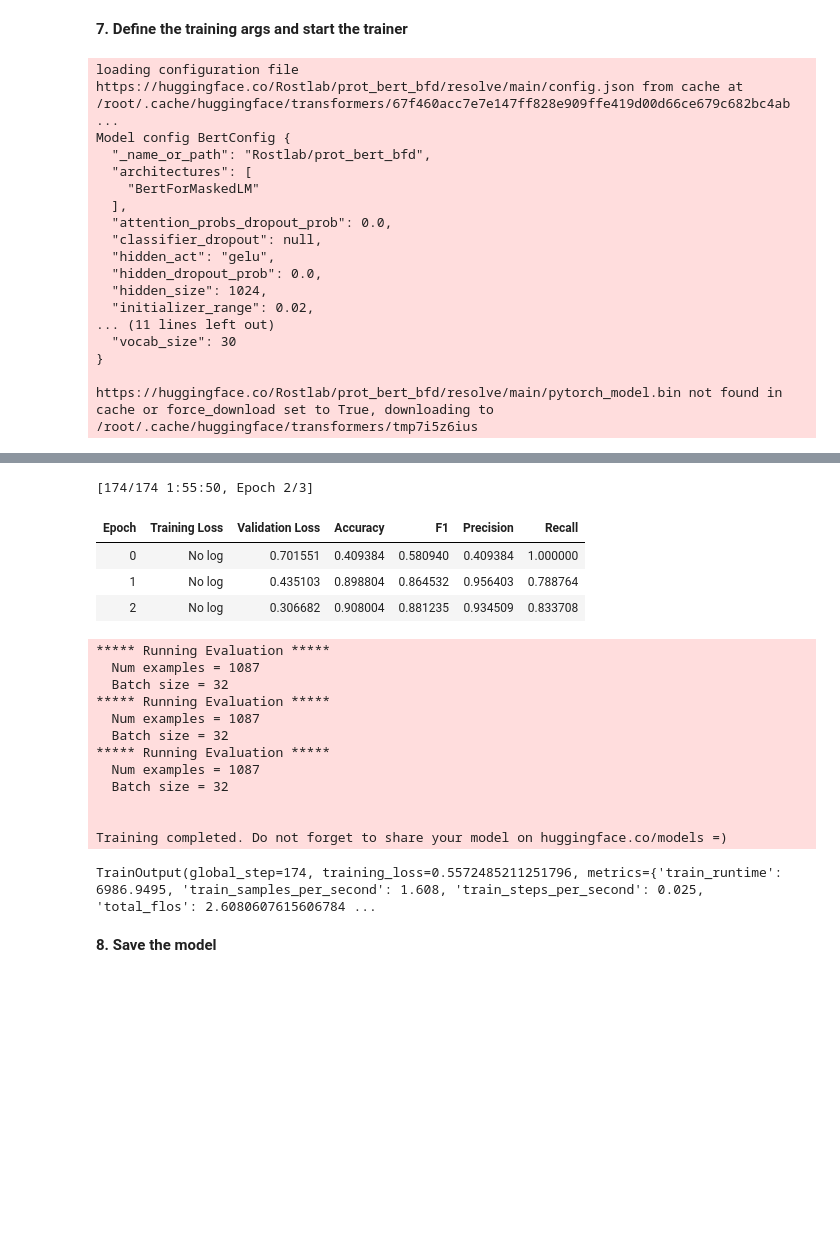
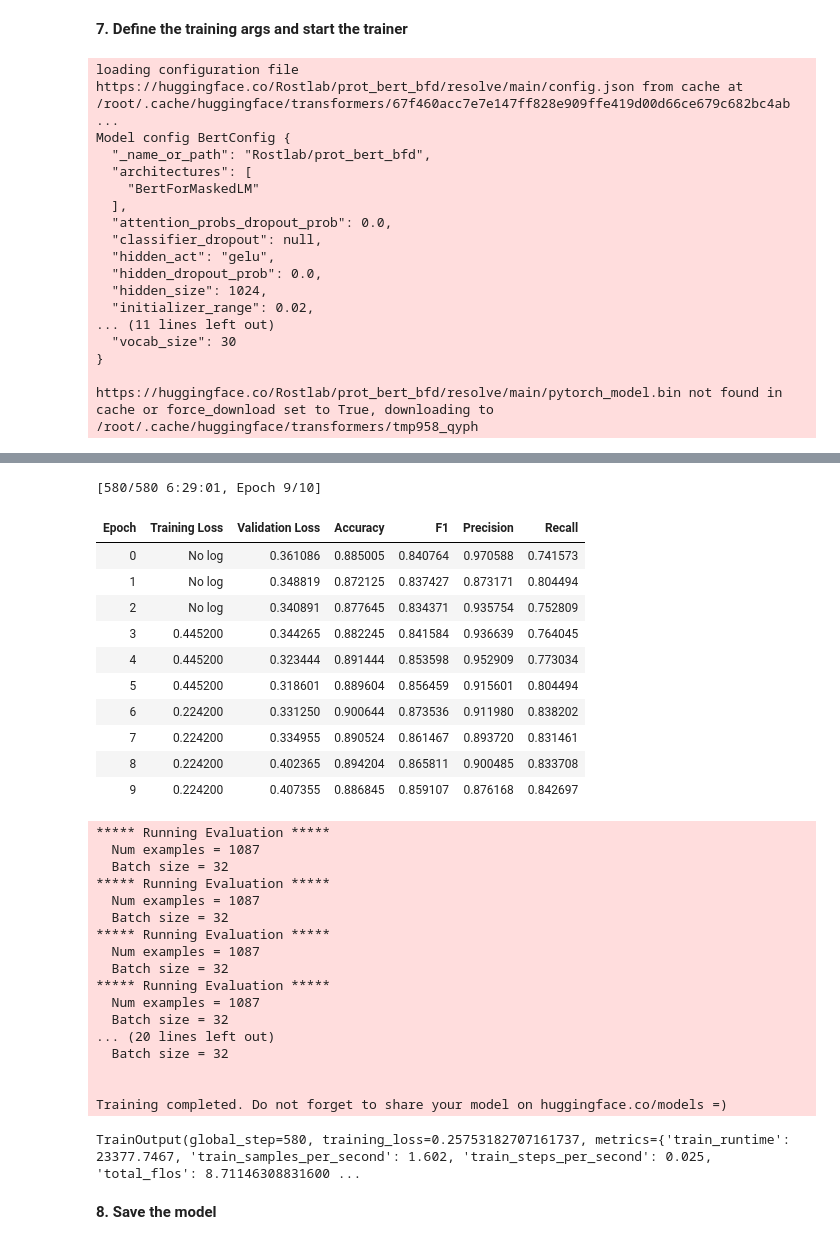
Before and after one commit to jmbaek/proteinBERT, a Jupyter notebook: ProtBert_MS_FineTuning.ipynb, the cells around one changed output, grey strips where cells are left out. Saved outputs shown, nothing was run; the diff lists cells and outputs as text; code cells hidden in the pictures; blank space fills up the shorter version.

```diff
--- a/ProtBert_MS_FineTuning.ipynb
+++ b/ProtBert_MS_FineTuning.ipynb
@@ -182,10 +187,10 @@ def model_init():
 # %%
 training_args = TrainingArguments(
     output_dir='./results',          # output directory
-    num_train_epochs=3,              # total number of training epochs
+    num_train_epochs=10,              # total number of training epochs
     per_device_train_batch_size=1,   # batch size per device during training
     per_device_eval_batch_size=32,   # batch size for evaluation
-    warmup_steps=1000,               # number of warmup steps for learning rate scheduler
+    warmup_steps=100,               # number of warmup steps for learning rate scheduler
     weight_decay=0.01,               # strength of weight decay
     logging_dir='./logs',            # directory for storing logs
     logging_steps=200,               # How often to print logs
@@ -225,7 +230,7 @@ Model config BertConfig {
   "vocab_size": 30
 }
 
-https://huggingface.co/Rostlab/prot_bert_bfd/resolve/main/pytorch_model.bin not found in cache or force_download set to True, downloading to /root/.cache/huggingface/transformers/tmp7i5z6ius
+https://huggingface.co/Rostlab/prot_bert_bfd/resolve/main/pytorch_model.bin not found in cache or force_download set to True, downloading to /root/.cache/huggingface/transformers/tmp958_qyph
 storing https://huggingface.co/Rostlab/prot_bert_bfd/resolve/main/pytorch_model.bin in cache at /root/.cache/huggingface/transformers/0a05878f9e3a0d39834dc6f21b88471696d7453a07bac7246152a6ef307c9af4.c ...
 creating metadata file for /root/.cache/huggingface/transformers/0a05878f9e3a0d39834dc6f21b88471696d7453a07bac7246152a6ef307c9af4.c5b9869da882baaf70e8e70cf32d81500803511e3220e24457115a03445fa65f
 loading weights file https://huggingface.co/Rostlab/prot_bert_bfd/resolve/main/pytorch_model.bin from cache at /root/.cache/huggingface/transformers/0a05878f9e3a0d39834dc6f21b88471696d7453a07bac724615 ...
@@ -246,8 +251,15 @@ Model config BertConfig {
-[174/174 1:55:50, Epoch 2/3]
+[580/580 6:29:01, Epoch 9/10]
 | Epoch | Training Loss | Validation Loss | Accuracy | F1 | Precision | Recall |
-| 0 | No log | 0.701551 | 0.409384 | 0.580940 | 0.409384 | 1.000000 |
-| 1 | No log | 0.435103 | 0.898804 | 0.864532 | 0.956403 | 0.788764 |
-| 2 | No log | 0.306682 | 0.908004 | 0.881235 | 0.934509 | 0.833708 |
+| 0 | No log | 0.361086 | 0.885005 | 0.840764 | 0.970588 | 0.741573 |
+| 1 | No log | 0.348819 | 0.872125 | 0.837427 | 0.873171 | 0.804494 |
+| 2 | No log | 0.340891 | 0.877645 | 0.834371 | 0.935754 | 0.752809 |
+| 3 | 0.445200 | 0.344265 | 0.882245 | 0.841584 | 0.936639 | 0.764045 |
+| 4 | 0.445200 | 0.323444 | 0.891444 | 0.853598 | 0.952909 | 0.773034 |
+| 5 | 0.445200 | 0.318601 | 0.889604 | 0.856459 | 0.915601 | 0.804494 |
+| 6 | 0.224200 | 0.331250 | 0.900644 | 0.873536 | 0.911980 | 0.838202 |
+| 7 | 0.224200 | 0.334955 | 0.890524 | 0.861467 | 0.893720 | 0.831461 |
+| 8 | 0.224200 | 0.402365 | 0.894204 | 0.865811 | 0.900485 | 0.833708 |
+| 9 | 0.224200 | 0.407355 | 0.886845 | 0.859107 | 0.876168 | 0.842697 |
 ***** Running Evaluation *****
   Num examples = 1087
   Batch size = 32
@@ -257,10 +269,15 @@ Model config BertConfig {
 ***** Running Evaluation *****
   Num examples = 1087
   Batch size = 32
+***** Running Evaluation *****
+  Num examples = 1087
+  Batch size = 32
+... (20 lines left out)
+  Batch size = 32
 
 
 Training completed. Do not forget to share your model on huggingface.co/models =)
-TrainOutput(global_step=174, training_loss=0.5572485211251796, metrics={'train_runtime': 6986.9495, 'train_samples_per_second': 1.608, 'train_steps_per_second': 0.025, 'total_flos': 2.6080607615606784 ...
+TrainOutput(global_step=580, training_loss=0.25753182707161737, metrics={'train_runtime': 23377.7467, 'train_samples_per_second': 1.602, 'train_steps_per_second': 0.025, 'total_flos': 8.71146308831600 ...
 # %% [markdown]
 **8. Save the model**
 # %%
```
Also changed, not shown: parts of 5 cells of this notebook.
